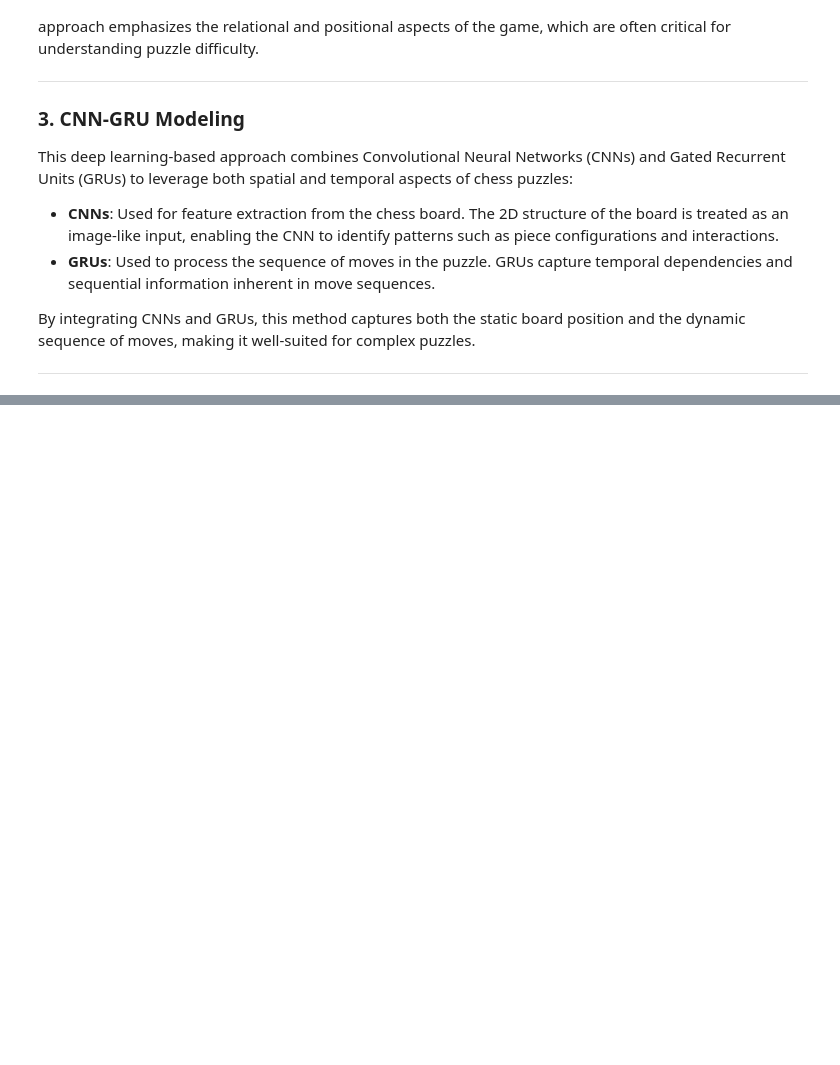
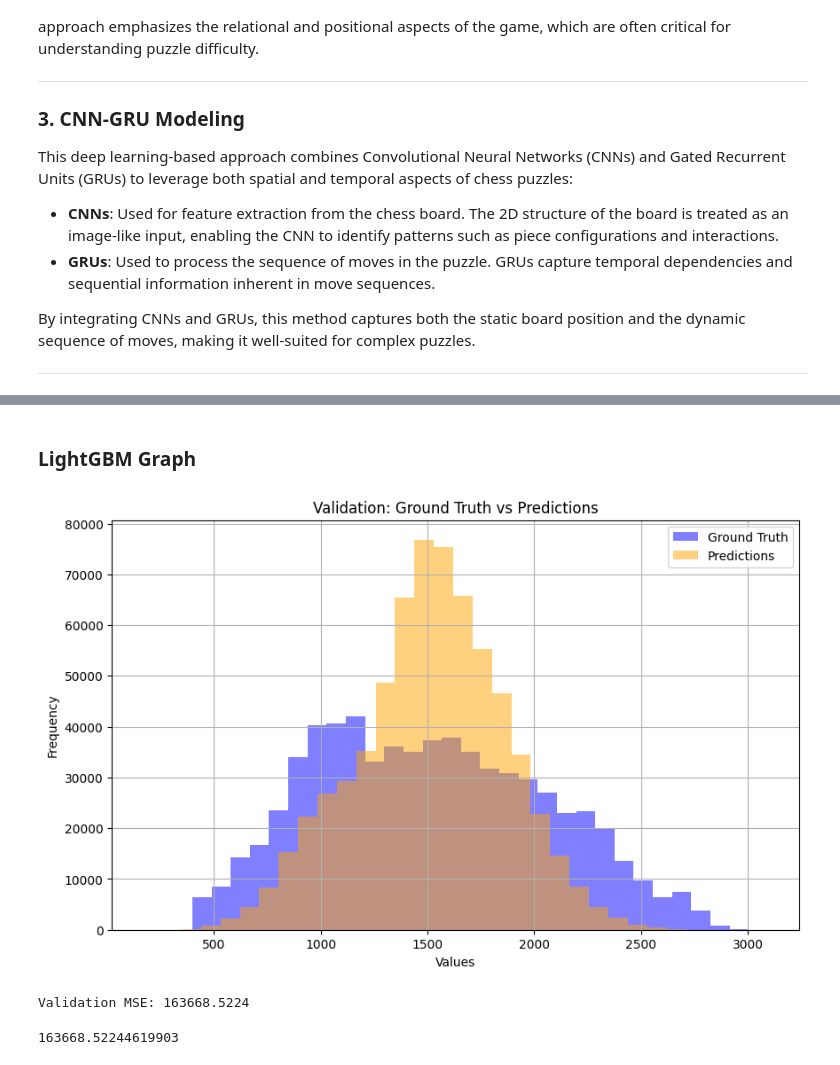
Before and after one commit to SeyyidOS/CPRE, a Jupyter notebook: notebooks/demo.ipynb, the cells around one changed output, grey strips where cells are left out. Saved outputs shown, nothing was run; the diff lists cells and outputs as text; code cells hidden in the pictures; blank space fills up the shorter version.

```diff
--- a/notebooks/demo.ipynb
+++ b/notebooks/demo.ipynb
@@ -137,0 +190,25 @@ By integrating CNNs and GRUs, this method captures both the static board positio
+# %% [markdown]
+### LightGBM Graph
+# %%
+from src.lib.feature_generator import calculate_move_length
+from src.lib.models.lgbm_learner import LightGBMLearner
+
+df = pd.read_csv("../data/feature/graph_data.csv")
+
+df['MoveLength'] = df['Moves'].apply(calculate_move_length)
+
+drop_cols = ["Unnamed: 0", "Unnamed: 0.1", "index", "PuzzleId", "FEN", "Moves", "RatingDeviation", "Popularity", "NbPlays", "Themes", "GameUrl", "OpeningTags"]
+df_final = df.drop(columns=drop_cols)
+
+X_train, y_train, X_val, y_val, X_test, y_test = stratified_split(df_final)
+
+learner_lgbm = LightGBMLearner()
+learner_lgbm.load_model("../results/models/lgbm/graph_best")
+
+learner_lgbm.plot_validation_histogram(X_test, y_test)
+
+learner_lgbm.evaluate(X_test, y_test)
+# %% [output]
+[figure, added]
+Validation MSE: 163668.5224
+163668.52244619903
```
Also changed, not shown: parts of 7 cells of this notebook.
